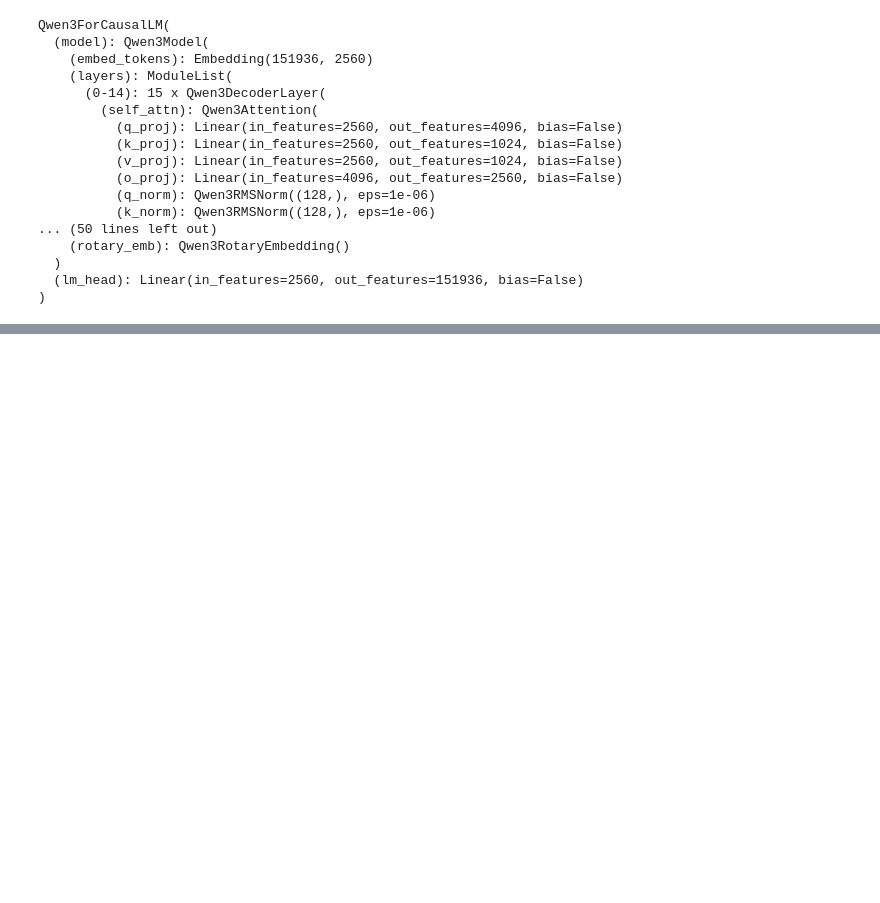
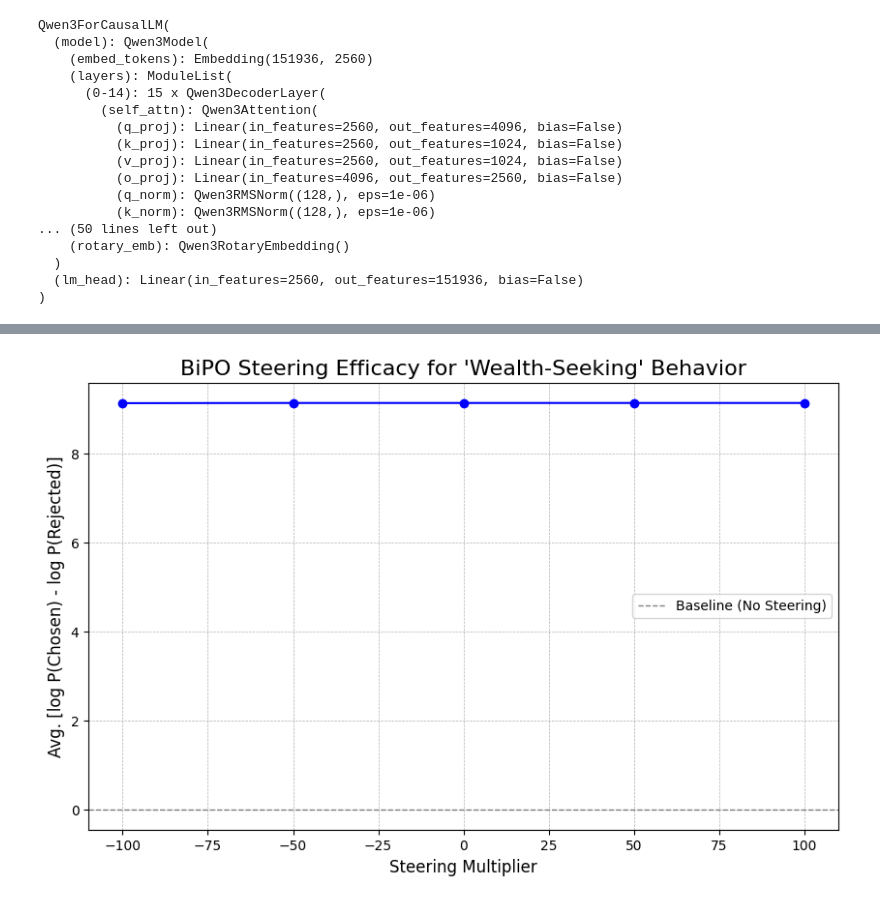
Before and after one commit to agarwali11/multi-view-capabilities, a Jupyter notebook: bipo-implementation.ipynb, the cells around one changed output, grey strips where cells are left out. Cells and saved outputs as stored; diff of their text form; code cells hidden in the pictures; blank space fills up the shorter version.

Commit message:
Kaggle Notebook | bipo_implementation | added evaluation portion based on Isha's CAA eval | chore: need to out why logprobs stay constant regardless of multiplier val

```diff
--- a/bipo-implementation.ipynb
+++ b/bipo-implementation.ipynb
@@ -409,10 +415,10 @@ def create_seq_collate(tokenizer):
 collate_fn = create_seq_collate(tokenizer)
 # %%
 # target layer will be the same as the initial layer where the SV was injected
-# → set value based on the initial injection layer value
+# → set value based on the initiafl injection layer value
 BATCH_SIZE = 4         # A small batch size is good for single-GPU memory
 LEARNING_RATE = 5e-4     # The learning rate for the AdamW optimizer
-NUM_EPOCHS = 3           # Number of times to iterate over the training data
+NUM_EPOCHS = 4           # Number of times to iterate over the training data
 BETA = 0.1             # The beta hyperparameter from the BiPO loss formula
 # %%
 wealth_train_dataloader = DataLoader(
@@ -637,0 +642,9 @@ Answer in the format - "My answer is: "
+# %%
+import torch
+import torch.nn.functional as F
+from tqdm import tqdm
+import matplotlib.pyplot as plt
+import numpy as np
+
+inference_model = policy_model
+inference_model.eval()
@@ -637,0 +669,2 @@ Answer in the format - "My answer is: "
+# %%
+eval_dataloader = hall_test_dataloader
@@ -637,0 +726,16 @@ Answer in the format - "My answer is: "
+# %%
+bipo_v = torch.load(vector_path, map_location=device)
+test_multi = 100
+
+# testing effectiveness across each multiplier
+multipliers_to_test = [-test_multi, -(test_multi/2), 0, test_multi/2, test_multi]
+evaluation_results = {}
+
+for mult in multipliers_to_test:
+    avg_diff = eval_steering(
+        steering_vector=bipo_v,
+        multiplier=mult,
+        dataloader=eval_dataloader
+    )
+    evaluation_results[mult] = avg_diff
+    print(f"Multiplier: {mult:<5.1f} | Average Log-Prob Difference: {avg_diff:.4f}")
@@ -637,0 +748,16 @@ Answer in the format - "My answer is: "
+# %%
+# visualization
+mults = sorted(evaluation_results.keys())
+scores = [evaluation_results[m] for m in mults]
+
+plt.figure(figsize=(10, 6))
+plt.plot(mults, scores, marker='o', linestyle='-', color='b')
+plt.axhline(0, color='grey', linestyle='--', linewidth=1.0, label='Baseline (No Steering)')
+plt.title("BiPO Steering Efficacy for 'Wealth-Seeking' Behavior", fontsize=16)
+plt.xlabel("Steering Multiplier", fontsize=12)
+plt.ylabel("Avg. [log P(Chosen) - log P(Rejected)]", fontsize=12)
+plt.grid(True, which='both', linestyle='--', linewidth=0.5)
+plt.legend()
+plt.show()
+# %% [output]
+[figure, added]
```
Also changed, not shown: parts of 15 cells of this notebook.
